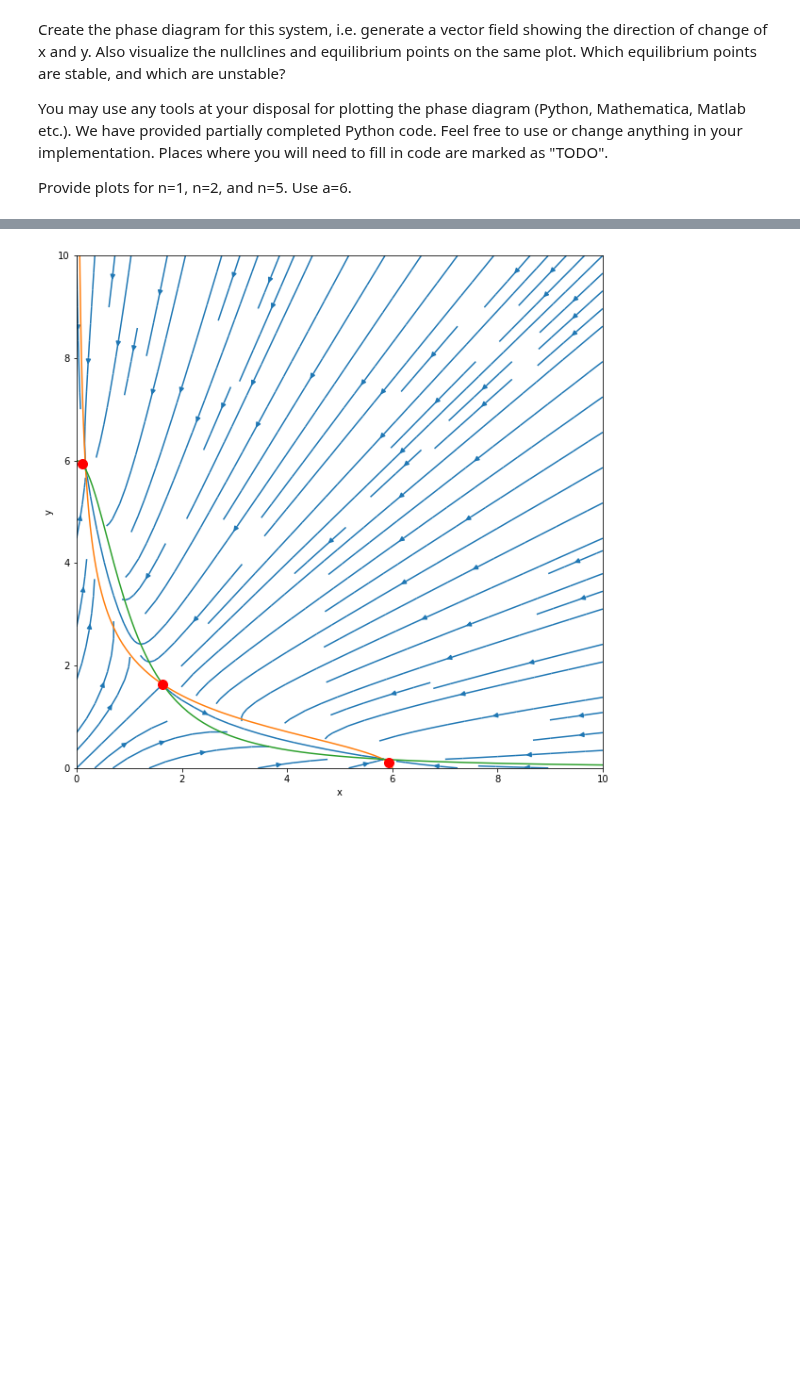
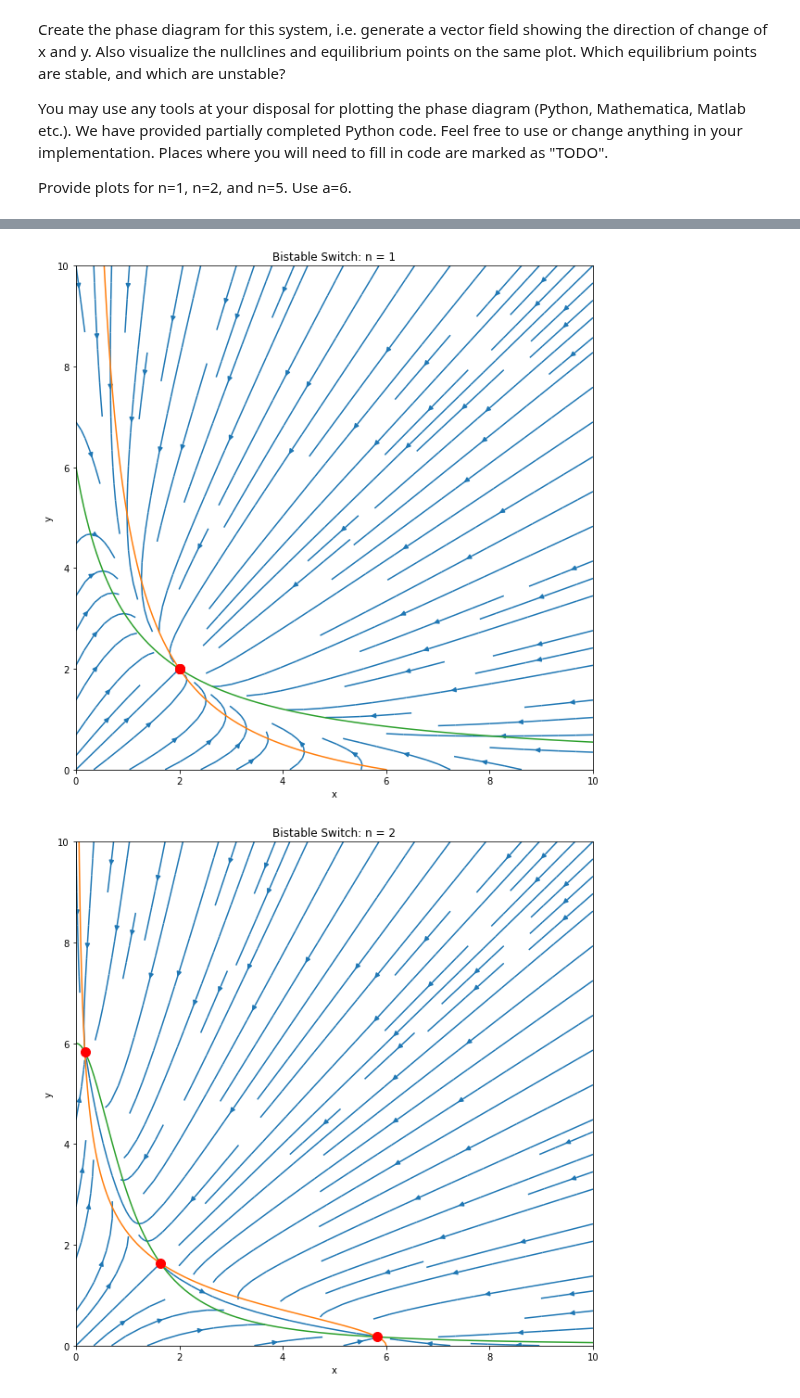
Before and after one commit to istari79/synbio_aut22, a Jupyter notebook: Homework 4/HW4.ipynb, the cells around one changed output, grey strips where cells are left out. Cells and saved outputs as stored; diff of their text form; code cells hidden in the pictures; blank space fills up the shorter version.

```diff
--- a/Homework 4/HW4.ipynb
+++ b/Homework 4/HW4.ipynb
@@ -330,27 +296,47 @@ coords: [0.10930235 5.92916425]
-# %%
-### YOU MAY MODIFY THIS CELL BUT WILL NOT BE GRADED ###
-# Nothing to do here! Plotting code already complete
-
-# Configure plotting
-fig = plt.figure(figsize = (10, 10))
-ax = fig.add_subplot()
-ax.set_xlabel("x")
-ax.set_ylabel("y")
-
-# Plot flow field
-ax.streamplot(x, y, v, u)
-# ax.quiver(x, y, u, v)
-
-# Plot nullclines
-ax.plot(x_x, x_y)
-ax.plot(y_x, y_y)
-
-# Plot fixed points
-ax.plot(x1, y1, marker="o", markersize=10, markeredgecolor="red", markerfacecolor="red")
-ax.plot(x2, y2, marker="o", markersize=10, markeredgecolor="red", markerfacecolor="red")
-ax.plot(x3, y3, marker="o", markersize=10, markeredgecolor="red", markerfacecolor="red")
-
-# show plot
-plt.show()
-# %% [output]
-[figure, removed]
+# %%
+### PURPOSE: put all these functions together and output a graph.
+
+def do_everything(a, n):
+    arguments = (a, n)
+
+    # Calculate the flow field
+    u, v, x, y = get_flow_field(bistable_switch, [0,10], [0,10], arguments)
+
+    # Calculate the nullclines
+    x_x, x_y, y_x, y_y = get_nullclines([0,10], [0,10], a, n)
+
+    # Calculate fixed points
+    eq_points = get_fixed_points(a, n)
+
+    # Configure plotting
+    fig = plt.figure(figsize = (10, 10))
+    ax = fig.add_subplot()
+    ax.set_xlabel("x")
+    ax.set_ylabel("y")
+    ax.set_title("Bistable Switch: n = " + str(n))
+
+    # Plot flowfield
+    ax.streamplot(x, y, v, u)
+
+    # Plot nullclines
+    ax.plot(x_x, x_y)
+    ax.plot(y_x, y_y)
+
+    # Plot fixed points
+    for xy in eq_points:
+        x, y = xy
+        ax.plot(x, y, marker="o", markersize=10, markeredgecolor="red", markerfacecolor="red")
+
+    plt.show()
+# %%
+### PURPOSE: the function calls that execute everything necessary
+#            for values of (a, n).
+
+# in particular, a = 6, and n = 1, 2, 5
+
+do_everything(6, 1)
+do_everything(6, 2)
+do_everything(6, 5)
+# %% [output]
+[figure, added]
+[figure, added]
```
Also changed, not shown: parts of 9 cells of this notebook.
